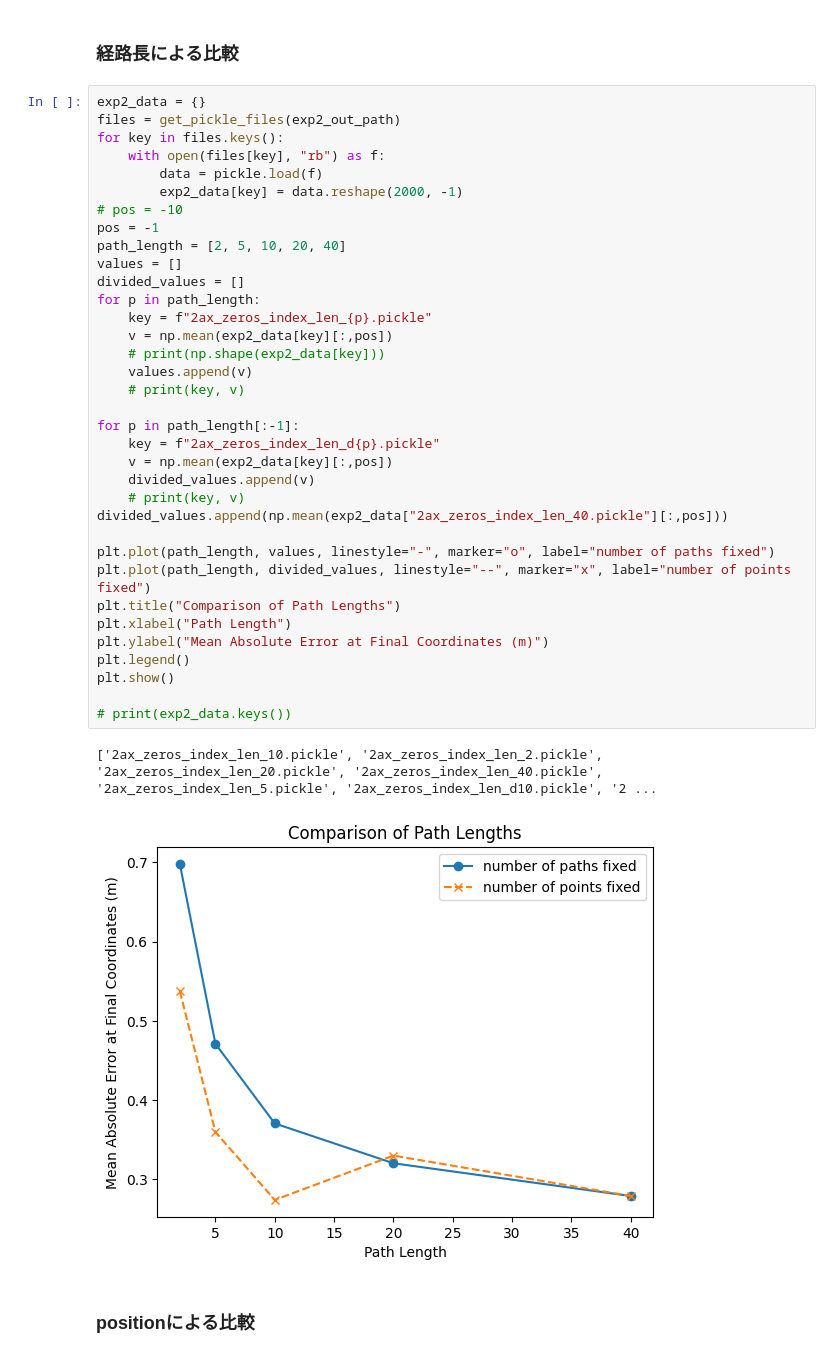
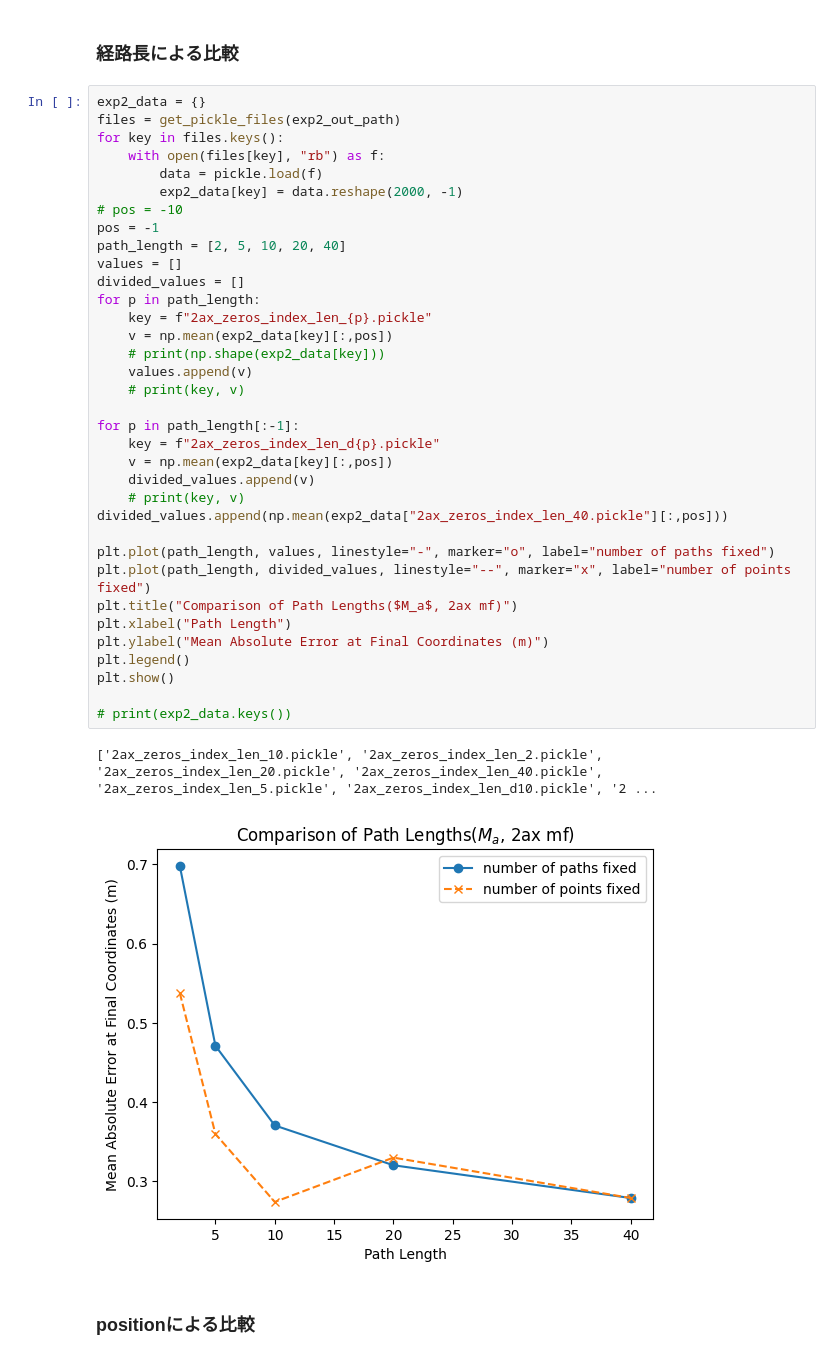
Before and after one commit to hal0309/lab-abci, a Jupyter notebook: _test/eval_m2_datashow.ipynb, the cells around one changed output. Drawn from its saved outputs; the diff is of its cells as text.

```diff
--- a/_test/eval_m2_datashow.ipynb
+++ b/_test/eval_m2_datashow.ipynb
@@ -310,35 +310,35 @@ for key in files.keys():
         exp2_data[key] = data.reshape(2000, -1)
 # pos = -10
 pos = -1
 path_length = [2, 5, 10, 20, 40]
 values = []
 divided_values = []
 for p in path_length:
     key = f"2ax_zeros_index_len_{p}.pickle"
     v = np.mean(exp2_data[key][:,pos])
     # print(np.shape(exp2_data[key]))
     values.append(v)
     # print(key, v)
 
 for p in path_length[:-1]:
     key = f"2ax_zeros_index_len_d{p}.pickle"
     v = np.mean(exp2_data[key][:,pos])
     divided_values.append(v)
     # print(key, v)
 divided_values.append(np.mean(exp2_data["2ax_zeros_index_len_40.pickle"][:,pos]))
 
 plt.plot(path_length, values, linestyle="-", marker="o", label="number of paths fixed")
 plt.plot(path_length, divided_values, linestyle="--", marker="x", label="number of points fixed")
-plt.title("Comparison of Path Lengths")
+plt.title("Comparison of Path Lengths($M_a$, 2ax mf)")
 plt.xlabel("Path Length")
 plt.ylabel("Mean Absolute Error at Final Coordinates (m)")
 plt.legend()
 plt.show()
 
 # print(exp2_data.keys())
 # %% [output]
 ['2ax_zeros_index_len_10.pickle', '2ax_zeros_index_len_2.pickle', '2ax_zeros_index_len_20.pickle', '2ax_zeros_index_len_40.pickle', '2ax_zeros_index_len_5.pickle', '2ax_zeros_index_len_d10.pickle', '2 ...
-[figure, old version]
+[figure, new version]
 # %% [markdown]
 ### positionによる比較
 # %%
```
